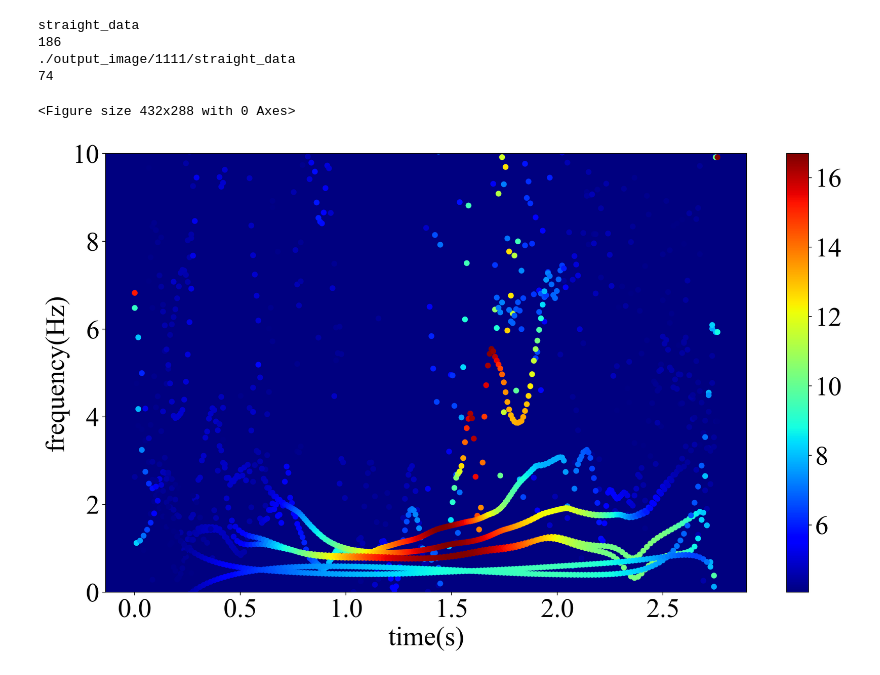
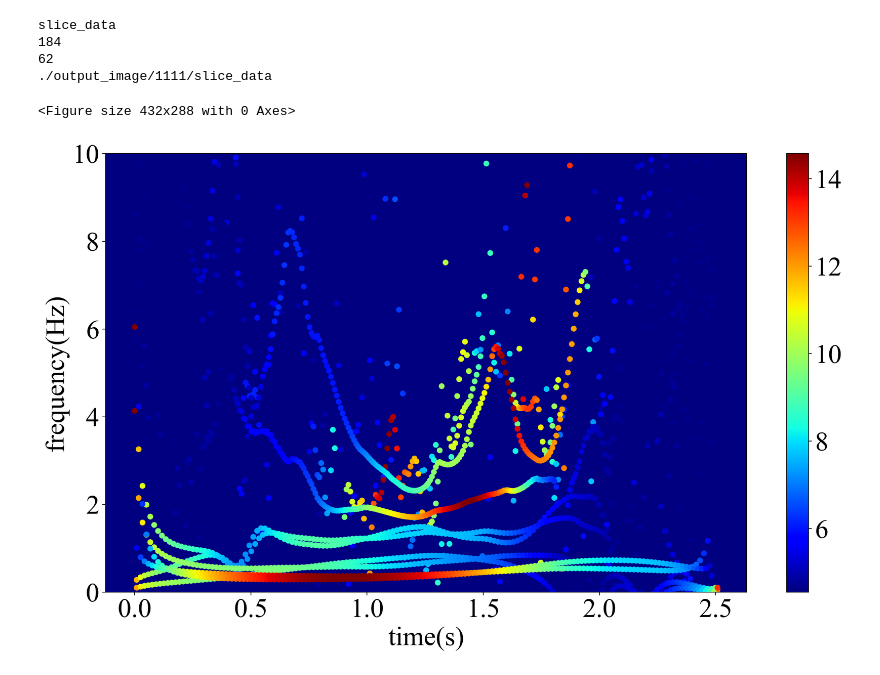
Before and after one commit to chudai8141/golf2, a Jupyter notebook: GolfMEMD/hht_calculation.ipynb, the cells around one changed output. Saved outputs shown, nothing was run; the diff lists cells and outputs as text; code cells hidden in the pictures.

```diff
--- a/GolfMEMD/hht_calculation.ipynb
+++ b/GolfMEMD/hht_calculation.ipynb
@@ -20,7 +20,7 @@ joint_name = 'left_leg'
 # check 2
 # setting impact frame
 # slice data
-'''
+#'''
 select_data = 'slice_data'
 first_impact = 184
 second_impact = 213
@@ -46,10 +46,10 @@ print(min_frame)
 # check 3
 #setting follor_throught -> インパクトからフォロースルーまでのフレームデータを計算
 # slice
-# follor_throught = 246 - min_frame
+follor_throught = 246 - min_frame
 
 # straight
-follor_throught = 260 - min_frame
+# follor_throught = 260 - min_frame
 print(follor_throught)
 
 
@@ -57,16 +57,16 @@ print(follor_throught)
 save_path = os.path.join('./output_image/1111/', select_data)
 print(save_path)
 # %% [output]
-straight_data
-186
-./output_image/1111/straight_data
-74
+slice_data
+184
+62
+./output_image/1111/slice_data
 # %%
 # first straight data
 # or
 # first slice data
-data_path = '../data/1111/straight_data/straight_1_Take_001.bvh'
-# data_path = '../data/1111/slice_data/slice_1_Take_001.bvh'
+# data_path = '../data/1111/straight_data/straight_1_Take_001.bvh'
+data_path = '../data/1111/slice_data/slice_1_Take_001.bvh'
 
 data, fs, text = bvh.bvhreader(data_path)
 data = bvh.errc(data, set_joint, set_joint+3)
@@ -102,34 +102,34 @@ freq_mean = np.mean(freq_all, axis=0)
 amp_norm = LA.norm(amp_all, axis=0)
 # amp_mean = (amp_norm - np.min(amp_norm)) / (np.max(amp_norm) - np.min(amp_norm))
 
 # Number of decomposition
 Nod = freq_mean.shape[0]
 
 # frame
 frame = freq_mean.shape[1]
 
 # setting spectrum time
 spectrum_time = np.zeros((Nod, frame))
 for n in range(Nod):
     spectrum_time[n, :] = np.linspace(0, dt*frame, frame)
 
 # spectrogram plot
 plt.clf()
 plt.figure(dpi = 200, figsize=(16, 9))
 plt.rcParams['font.family'] = 'Times new Roman'
 plt.rcParams['font.size'] = 30
 for n in range(Nod):
     plt.scatter(spectrum_time[n, :], freq_mean[n, :], s = 30, c=amp_norm[n, :frame], cmap='jet')
 ax = plt.gca()
 ax.set_facecolor([0.0, 0.0, 0.5])
 plt.ylim(0, 10)
 plt.xlabel('time(s)')
 plt.ylabel('frequency(Hz)')
 plt.colorbar()
 plt.show()
 # %% [output]
 <Figure size 432x288 with 0 Axes>
-[figure, old version]
+[figure, new version]
 # %%
 first_freq_data = freq_mean.copy()
 first_amp_data = amp_norm.copy()
```
Also changed, not shown: parts of 6 cells of this notebook.
